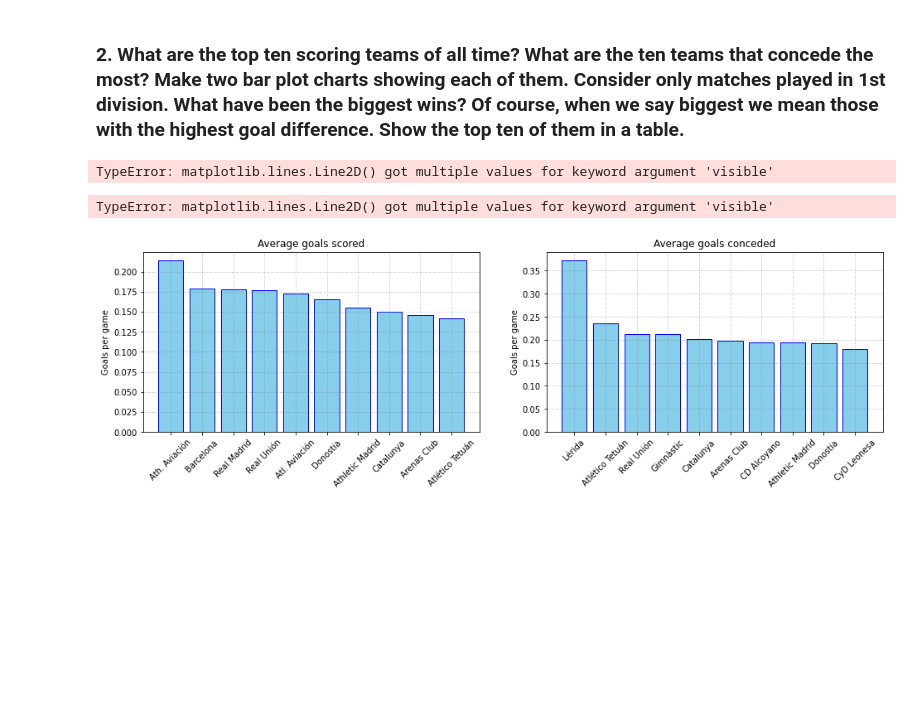
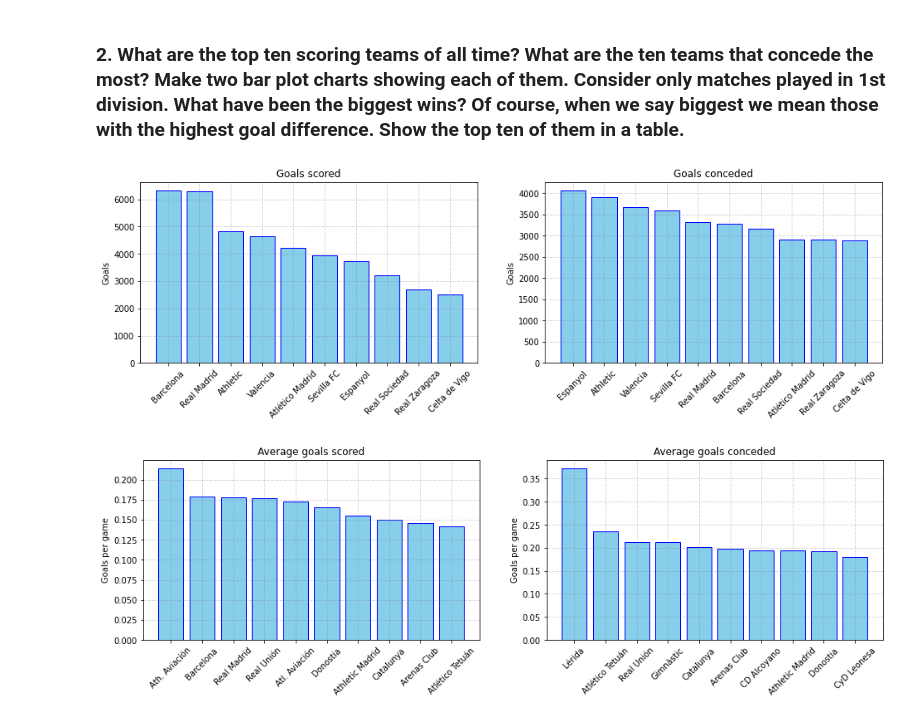
Before and after one commit to MellacE98/LaQuinielaUAB, a Jupyter notebook: LaLigaDataAnalysis.ipynb, the cells around one changed output. Cells and saved outputs as stored; diff of their text form; code cells hidden in the pictures; blank space fills up the shorter version.

```diff
--- a/LaLigaDataAnalysis.ipynb
+++ b/LaLigaDataAnalysis.ipynb
@@ -88,30 +95,29 @@ top_avg_conceders = [[team[0], team[1]['avg_conceded']] for team in top_avg_conc
 # %%
 x = range(10)
 
 x_labels1 = [team[0] for team in top_scorers]
 x_values1 = [team[1] for team in top_scorers]
 
 x_labels2 = [team[0] for team in top_conceders]
 x_values2 = [team[1] for team in top_conceders]
 
 f, (ax1, ax2) = plt.subplots(1, 2, figsize=(16, 4))
-ax1.grid(visible=True, color ='grey', linestyle ='-.', linewidth = 0.5, alpha = 0.6)
-ax2.grid(visible=True, color ='grey', linestyle ='-.', linewidth = 0.5, alpha = 0.6)
+ax1.grid(color ='grey', linestyle ='-.', linewidth = 0.5, alpha = 0.6)
+ax2.grid(color ='grey', linestyle ='-.', linewidth = 0.5, alpha = 0.6)
 
 ax1.bar(x, x_values1, color='skyblue', ec='blue', lw=1)
 ax1.set_title('Goals scored')
 ax1.set(ylabel='Goals', xticks=x)
 ax1.set_xticklabels(x_labels1, rotation=45)
 
 ax2.bar(x, x_values2, color='skyblue', ec='blue', lw=1)
 ax2.set_title('Goals conceded')
 ax2.set(ylabel='Goals', xticks=x)
 ax2.set_xticklabels(x_labels2, rotation=45)
 
 plt.show()
 # %% [output]
-TypeError: matplotlib.lines.Line2D() got multiple values for keyword argument 'visible'
-TypeError: matplotlib.lines.Line2D() got multiple values for keyword argument 'visible'
+[figure, added]
 # %%
 x = range(10)
 
```
Also changed, not shown: parts of 8 cells of this notebook, 3 other files.
